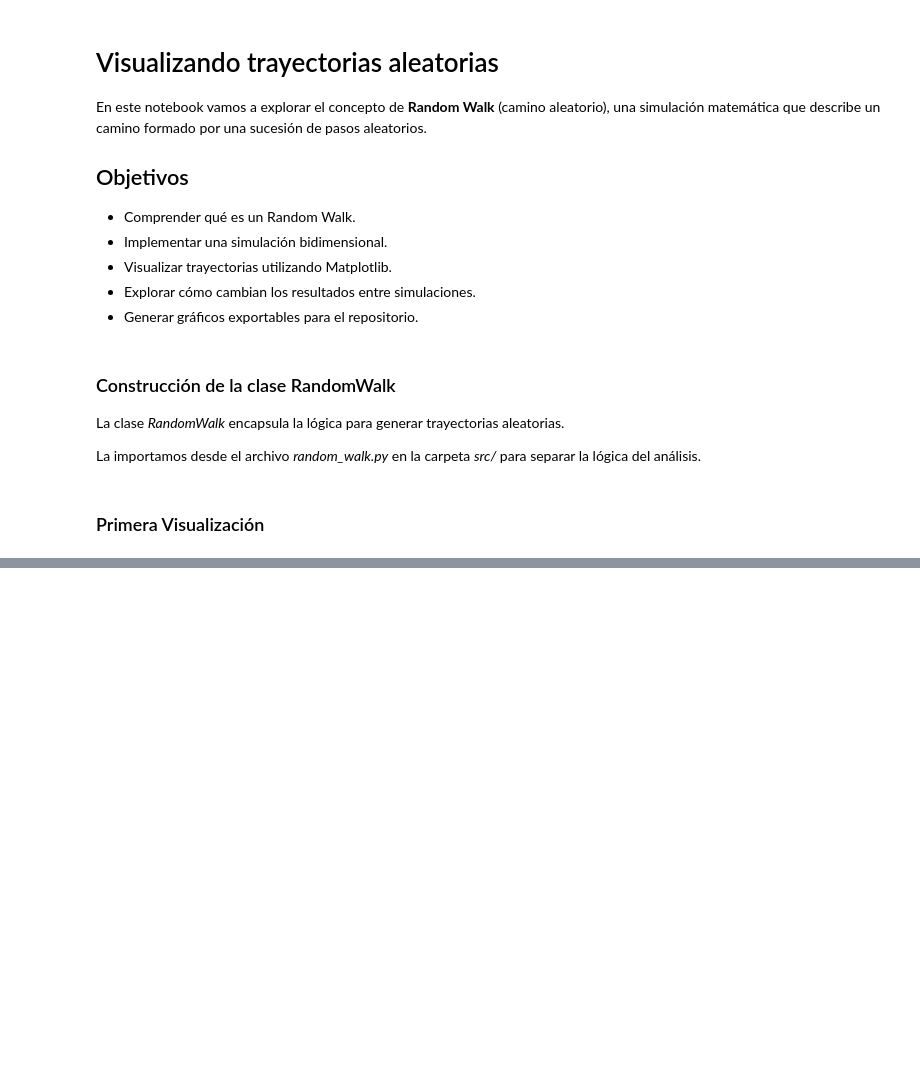
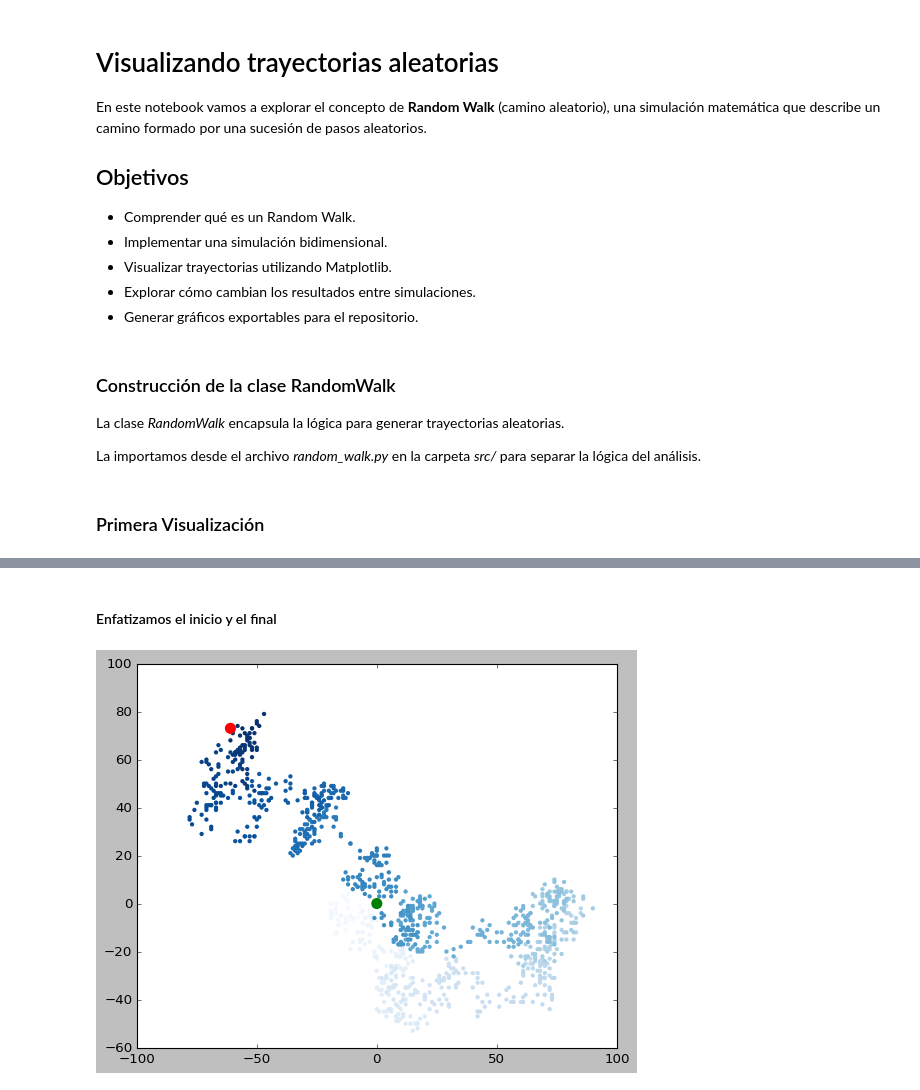
Before and after one commit to RodriManuel/python-data-visualization, a Jupyter notebook: notebooks/01_random_walks.ipynb, the cells around one changed output, grey strips where cells are left out. Drawn from its saved outputs; the diff is of its cells as text; code cells hidden in the pictures; blank space fills up the shorter version.

```diff
--- a/notebooks/01_random_walks.ipynb
+++ b/notebooks/01_random_walks.ipynb
@@ -44,0 +76,24 @@ plt.show()
+# %% [markdown]
+#### Enfatizamos el inicio y el final
+# %%
+# Generamos un random walk.
+rw_3 = RandomWalk()
+rw_3.trazar_camino()
+
+# Graficamos las posiciones del random walk.
+plt.style.use('classic')
+
+fig, ax = plt.subplots()
+
+point_numbers = range(rw_3.number_points)
+
+ax.scatter(rw_3.get_x_values(), rw_3.get_y_values(), c=point_numbers, cmap=plt.cm.Blues, edgecolors='none', s=15)
+ax.set_aspect('equal')
+
+# Enfatizamos el primer y último punto
+ax.scatter(0, 0, c='green', edgecolors='none', s=100)
+ax.scatter(rw_3.get_x_values()[-1], rw_3.get_y_values()[-1], c='red', edgecolors='none', s=100)
+
+plt.show()
+# %% [output]
+[figure, added]
```
Also changed, not shown: parts of 4 cells of this notebook.
